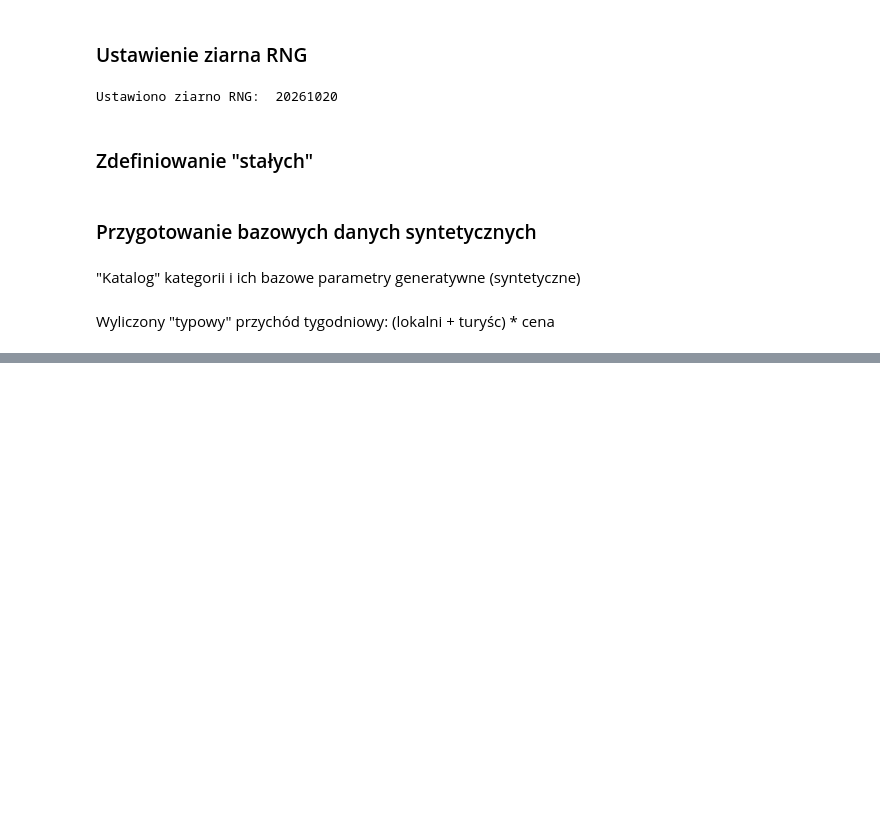
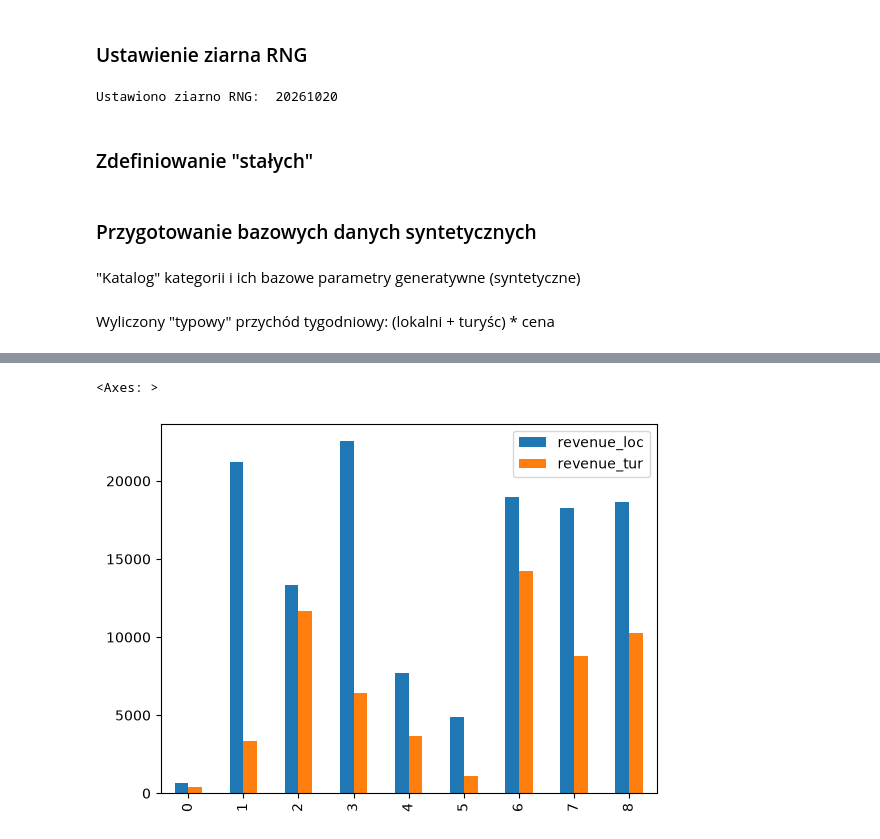
Before and after one commit to bielaczek/DataVizualization, a Jupyter notebook: 01-bar.ipynb, the cells around one changed output, grey strips where cells are left out. Cells and saved outputs as stored; diff of their text form; code cells hidden in the pictures; blank space fills up the shorter version.

```diff
--- a/01-bar.ipynb
+++ b/01-bar.ipynb
@@ -41,0 +119,5 @@ display(catalog)
+# %%
+t1[['revenue_loc', 'revenue_tur']].plot.bar()
+# %% [output]
+<Axes: >
+[figure, added]
```
Also changed, not shown: parts of 23 cells of this notebook.
